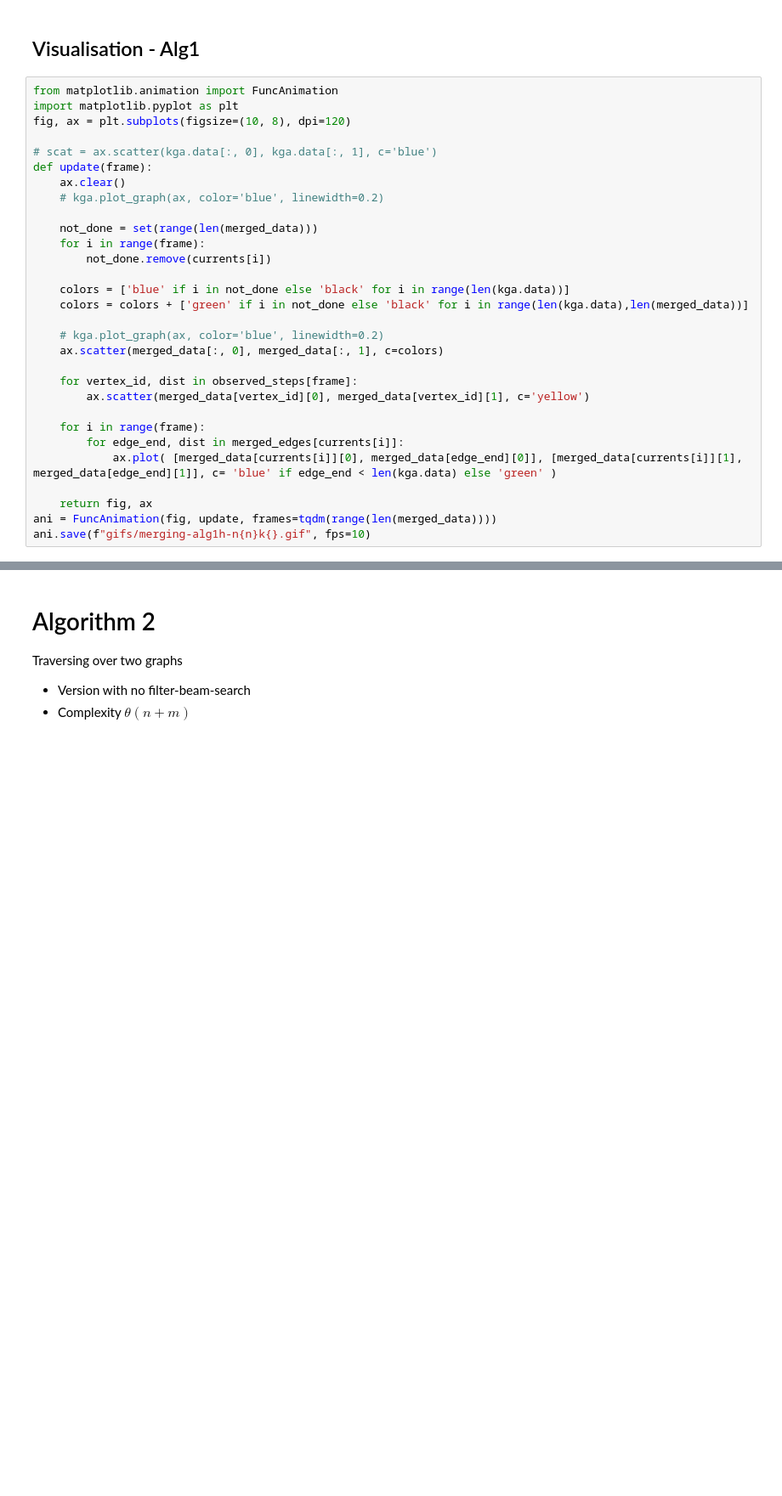
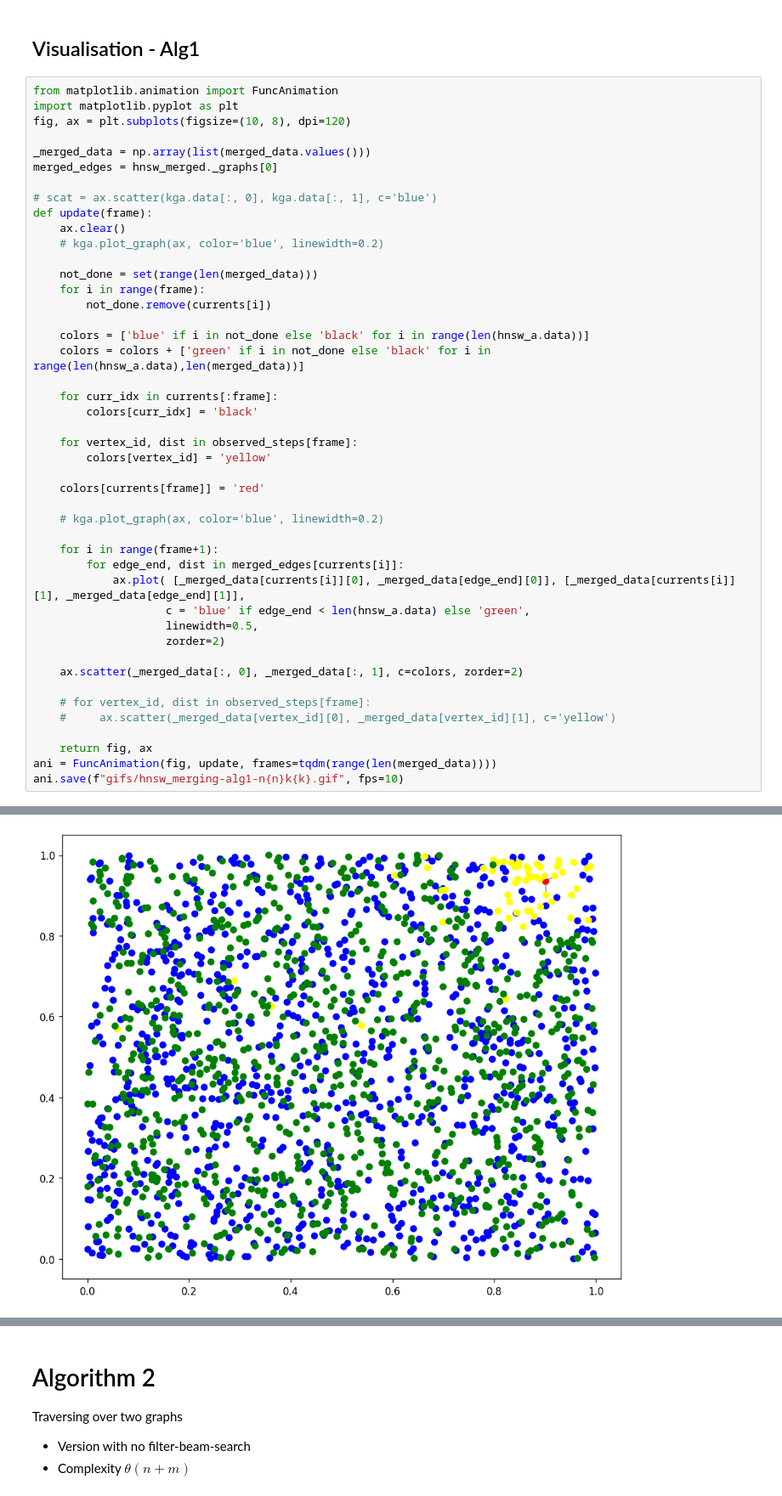
Before and after one commit to yugabyte/merging-navigable-graphs, a Jupyter notebook: merge-hnsw-graphs-simplify-visualisation.ipynb, the cells around one changed output, grey strips where cells are left out. Shown: that part at 85% size. Drawn from its saved outputs; the diff is of its cells as text; blank space fills up the shorter version.

```diff
--- a/merge-hnsw-graphs-simplify-visualisation.ipynb
+++ b/merge-hnsw-graphs-simplify-visualisation.ipynb
@@ -429,6 +432,9 @@ Merging accuracy (np.float64(1.0), 6.0)
 from matplotlib.animation import FuncAnimation
 import matplotlib.pyplot as plt
 fig, ax = plt.subplots(figsize=(10, 8), dpi=120)
+
+_merged_data = np.array(list(merged_data.values()))
+merged_edges = hnsw_merged._graphs[0]
 
 # scat = ax.scatter(kga.data[:, 0], kga.data[:, 1], c='blue')
 def update(frame):
@@ -439,20 +445,32 @@ def update(frame):
     for i in range(frame):
         not_done.remove(currents[i])
 
-    colors = ['blue' if i in not_done else 'black' for i in range(len(kga.data))]
-    colors = colors + ['green' if i in not_done else 'black' for i in range(len(kga.data),len(merged_data))]
+    colors = ['blue' if i in not_done else 'black' for i in range(len(hnsw_a.data))]
+    colors = colors + ['green' if i in not_done else 'black' for i in range(len(hnsw_a.data),len(merged_data))]
+
+    for curr_idx in currents[:frame]:
+        colors[curr_idx] = 'black'
+
+    for vertex_id, dist in observed_steps[frame]:
+        colors[vertex_id] = 'yellow'
+
+    colors[currents[frame]] = 'red'
 
     # kga.plot_graph(ax, color='blue', linewidth=0.2)
-    ax.scatter(merged_data[:, 0], merged_data[:, 1], c=colors)
 
-    for vertex_id, dist in observed_steps[frame]:
-        ax.scatter(merged_data[vertex_id][0], merged_data[vertex_id][1], c='yellow')
+    for i in range(frame+1):
+        for edge_end, dist in merged_edges[currents[i]]:
+            ax.plot( [_merged_data[currents[i]][0], _merged_data[edge_end][0]], [_merged_data[currents[i]][1], _merged_data[edge_end][1]],
+                    c = 'blue' if edge_end < len(hnsw_a.data) else 'green',
+                    linewidth=0.5,
+                    zorder=2)
 
-    for i in range(frame):
-        for edge_end, dist in merged_edges[currents[i]]:
-            ax.plot( [merged_data[currents[i]][0], merged_data[edge_end][0]], [merged_data[currents[i]][1], merged_data[edge_end][1]], c= 'blue' if edge_end < len(kga.data) else 'green' )
+    ax.scatter(_merged_data[:, 0], _merged_data[:, 1], c=colors, zorder=2)
+
+    # for vertex_id, dist in observed_steps[frame]:
+    #     ax.scatter(_merged_data[vertex_id][0], _merged_data[vertex_id][1], c='yellow')
 
     return fig, ax
 ani = FuncAnimation(fig, update, frames=tqdm(range(len(merged_data))))
-ani.save(f"gifs/merging-alg1h-n{n}k{}.gif", fps=10)
+ani.save(f"gifs/hnsw_merging-alg1-n{n}k{k}.gif", fps=10)
 # %% [output]
@@ -459,0 +478 @@ SyntaxError: f-string: valid expression required before '}' (1604247733.py, line
+[figure, added]
```
Also changed, not shown: parts of 10 cells of this notebook.
